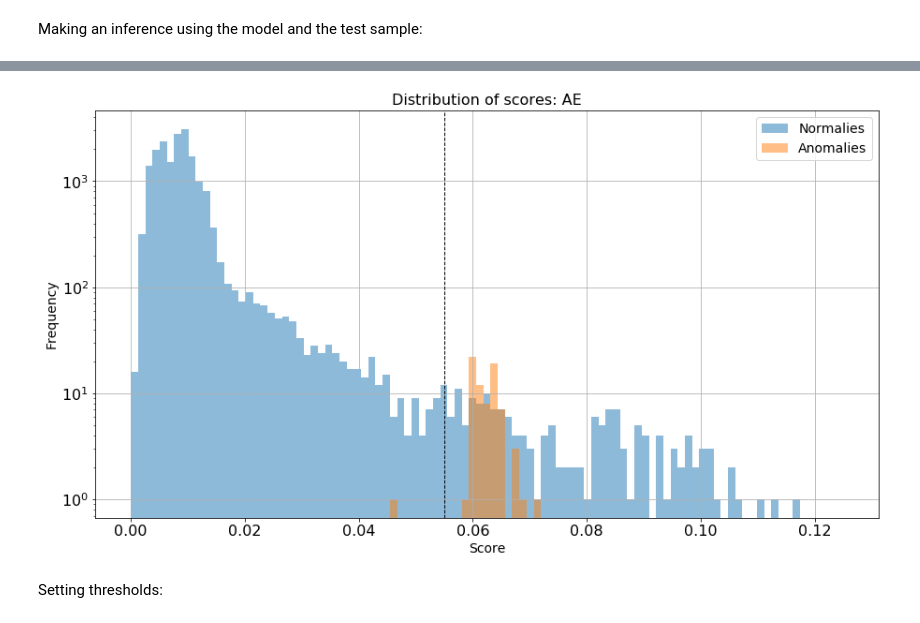
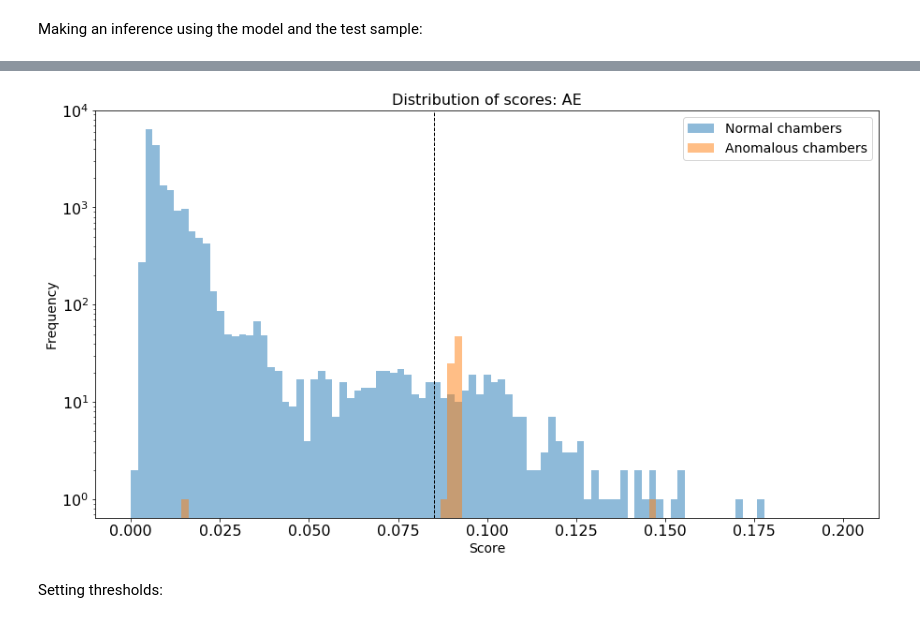
Before and after one commit to bapavlov/L1MTriggerRateMonitoringWithML, a Jupyter notebook: dt_trigger_monitoring_training.ipynb, the cells around one changed output, grey strips where cells are left out. Saved outputs shown, nothing was run; the diff lists cells and outputs as text; code cells hidden in the pictures.

```diff
--- a/dt_trigger_monitoring_training.ipynb
+++ b/dt_trigger_monitoring_training.ipynb
@@ -607,7 +614,7 @@ Adding the lumi/rate ratio:
 df_rates_new_2["CS"] = -1
 df_rates_new_2["errCS"] = -1
 
-df_rates_new_2["CS"] = df_rates_new_2["lumi"]/df_rates_new_2["rate"]
+df_rates_new_2["CS"] = df_rates_new_2["rate"]/df_rates_new_2["lumi"]
 print "Number of NaN's in CS before:"
 print len(df_rates_new_2["CS"][df_rates_new_2["CS"].isnull() == True])
 print "Number of Inf's in CS before:"
@@ -621,8 +628,8 @@ print len(df_rates_new_2["CS"][df_rates_new_2["CS"].isnull() == True])
 print "Number of Inf's in CS after:"
 print len(df_rates_new_2["CS"][np.isinf(df_rates_new_2["CS"])])
 
-df_rates_new_2["errCS"] = (1/df_rates_new_2["rate"])*np.sqrt(df_rates_new_2["errLumi"]*df_rates_new_2["errLumi"] +\
-                        df_rates_new_2["CS"]*df_rates_new_2["CS"]*df_rates_new_2["err"]*df_rates_new_2["err"])
+df_rates_new_2["errCS"] = (1/df_rates_new_2["lumi"])*\
+np.sqrt(df_rates_new_2["err"]**2 + df_rates_new_2["CS"]**2 * df_rates_new_2["errLumi"]**2)
 
 print "Number of NaN's in errCS before:"
 print len(df_rates_new_2["errCS"][df_rates_new_2["errCS"].isnull() == True])
@@ -666,7 +673,8 @@ df_rates_new_2["score"] = -1
 # %% [markdown]
 Actually station 5 exists only for sector 4 and 10. Removing the rows for all the other sectors:
 # %%
-rule = ((df_rates_new_2["station"] == 5) & ((df_rates_new_2["sector"] != 4) & (df_rates_new_2["sector"] != 10)))
+rule = ((df_rates_new_2["station"] == 5) & ((df_rates_new_2["sector"] != 4)\
+                                            & (df_rates_new_2["sector"] != 10)))
 df_rates_new_2 = df_rates_new_2[rule == False]
 # %%
 def plot_rate_vs_ls_2(df1, df2, x_val, y_val, x_err, y_err, title_x, title_y, title, opt):
@@ -735,3 +799,5 @@ anomalies = df_rates_new_2.copy()
+# %%
+normalies = anomalies.copy()
 # %%
 print len(normalies), len(anomalies)
 # %% [output]
@@ -865,8 +953,10 @@ print("%s faults and %s good samples. In total: %s." %
 anomalies_train, anomalies_test = train_test_split(anomalies, test_size = 0.2, random_state=rng)
 normalies_train, normalies_test = train_test_split(normalies, test_size = 0.2, random_state=rng)
 
-neural_anomalies_train, neural_anomalies_val = train_test_split(anomalies_train, test_size = 0.2, random_state=rng)
-neural_normalies_train, neural_normalies_val = train_test_split(normalies_train, test_size = 0.2, random_state=rng)
+neural_anomalies_train, neural_anomalies_val = train_test_split(anomalies_train,\
+                                                                test_size = 0.2, random_state=rng)
+neural_normalies_train, neural_normalies_val = train_test_split(normalies_train,\
+                                                                test_size = 0.2, random_state=rng)
 
 layers_train = pd.concat([anomalies_train, normalies_train])
 layers_test = pd.concat([anomalies_test, normalies_test])
@@ -1231,18 +1285,20 @@ get_roc_curve(layers_test,
 # %%
 fig, ax = plt.subplots()
 ax.set_yscale('log')
-ax.grid()
-bins = np.linspace(0, 0.125, 100)
-plt.hist(layers_test[layers_test["score"] < 0]["cae_score"], bins=bins, alpha=0.5, label="Normalies")
-plt.hist(layers_test[layers_test["score"] > 0]["cae_score"], bins=bins, alpha=0.5, label="Anomalies")
+#ax.grid()
+bins = np.linspace(0, 0.2, 100)
+plt.hist(layers_test[layers_test["score"] < 0]["cae_score"], bins=bins,\
+         alpha=0.5, label="Normal chambers")
+plt.hist(layers_test[layers_test["score"] > 0]["cae_score"], bins=bins,\
+         alpha=0.5, label="Anomalous chambers")
 plt.title("Distribution of scores: AE")
 plt.legend(loc='best')
 plt.ylabel('Frequency')
 plt.xlabel('Score')
-plt.axvline(0.055, color='k', linestyle='dashed', linewidth=1)
+plt.axvline(0.085, color='k', linestyle='dashed', linewidth=1)
 plt.show()
 # %% [output]
-[figure, old version]
+[figure, new version]
 # %% [markdown]
 Setting thresholds:
 # %%
```
Also changed, not shown: parts of 79 cells of this notebook, 3 other files.
